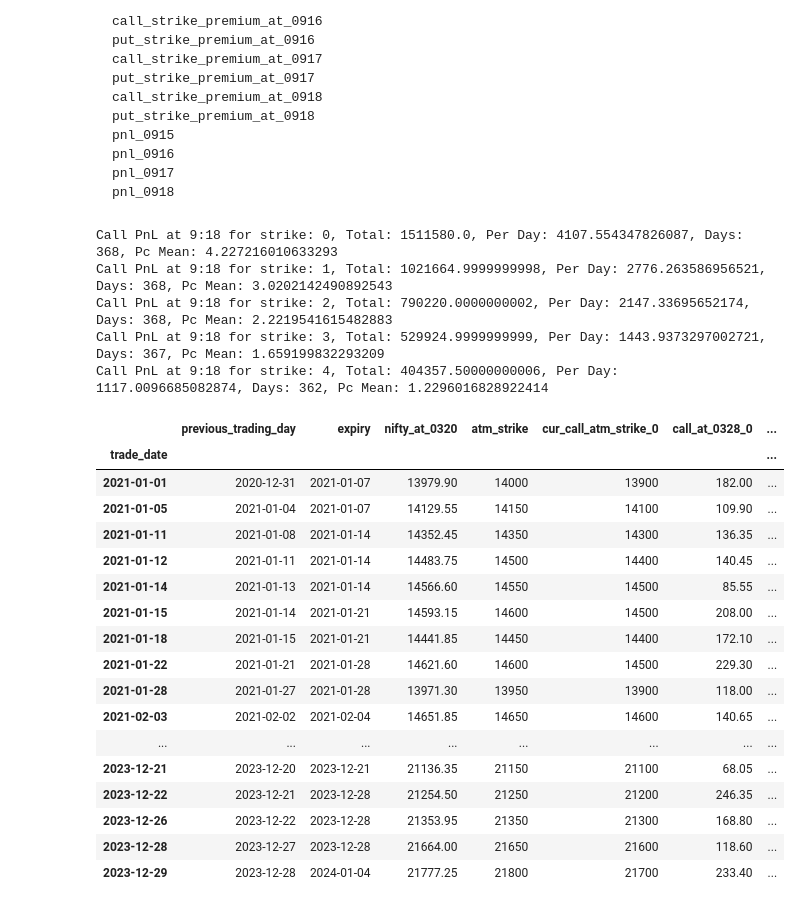
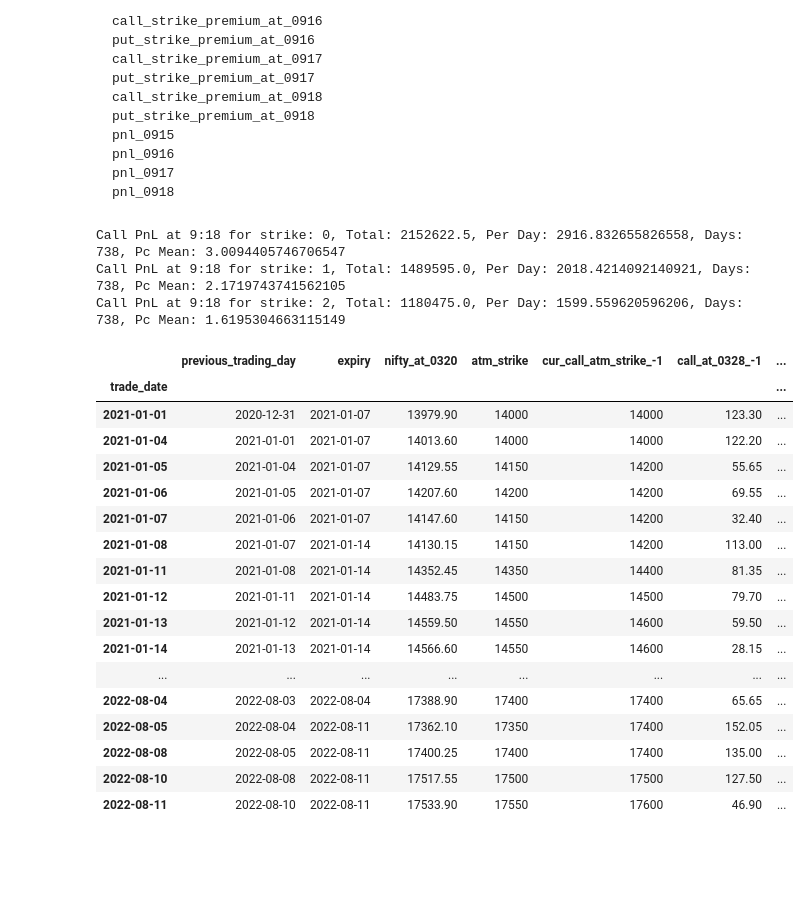
Before and after one commit to nitmnit/nifty-analysis, a Jupyter notebook: gapup.ipynb, the cells around one changed output. Cells and saved outputs as stored; diff of their text form; code cells hidden in the pictures; blank space fills up the shorter version.

```diff
--- a/gapup.ipynb
+++ b/gapup.ipynb
@@ -43,6 +43,7 @@ INTERVAL = ut.INTERVAL_MIN1
 EXCHANGE = ut.EXCHANGE_NSE
 DAILY_INVESTMENT = 1 * (10 ** 5) # 1 lakh
 LOT_SIZE = 50
+LOT_QTY = 5
 
 pd.set_option("display.max_colwidth", None)
 pd.set_option("display.max_rows", 200)
@@ -67,11 +68,11 @@ all_dates_shuffled = all_dates.sample(frac=1, random_state=42)
 train_size = int(0.5 * len(all_dates_shuffled))
 train_dates = all_dates_shuffled.iloc[:train_size]
 test_dates = all_dates_shuffled.iloc[train_size:]
+train_dates = all_dates
 train_dates = train_dates.sort_values(by="trade_date")
 train_dates.set_index("trade_date", inplace=True)
 test_dates = test_dates.sort_values(by="trade_date")
 test_dates.set_index("trade_date", inplace=True)
-# train_dates = test_dates
 
 @cache
 def get_intraday_data(date):
@@ -184,6 +185,23 @@ Call PnL at 9:18 for strike: 1, Total: 1021664.9999999998, Per Day: 2776.2635869
 Call PnL at 9:18 for strike: 2, Total: 790220.0000000002, Per Day: 2147.33695652174, Days: 368, Pc Mean: 2.2219541615482883
 Call PnL at 9:18 for strike: 3, Total: 529924.9999999999, Per Day: 1443.9373297002721, Days: 367, Pc Mean: 1.659199832293209
 Call PnL at 9:18 for strike: 4, Total: 404357.50000000006, Per Day: 1117.0096685082874, Days: 362, Pc Mean: 1.2296016828922414
+
+Results Test dataset 1st expiry
+Call PnL at 9:18 for strike: -5, Total: -368580.0000000001, Per Day: -996.1621621621625, Days: 370, Pc Mean: -0.9981795406298148
+Call PnL at 9:18 for strike: -4, Total: -66219.99999999988, Per Day: -178.97297297297266, Days: 370, Pc Mean: -0.18476101433523964
+Call PnL at 9:18 for strike: -3, Total: 29995.000000000087, Per Day: 81.0675675675678, Days: 370, Pc Mean: 0.07554203515727084
+Call PnL at 9:18 for strike: -2, Total: 574157.5, Per Day: 1551.777027027027, Days: 370, Pc Mean: 1.5985776757810657
+Call PnL at 9:18 for strike: -1, Total: 827162.5000000002, Per Day: 2235.574324324325, Days: 370, Pc Mean: 2.2925136232157
+Call PnL at 9:18 for strike: 0, Total: 641042.5, Per Day: 1732.5472972972973, Days: 370, Pc Mean: 1.798247708632138
+Call PnL at 9:18 for strike: 1, Total: 467930.0000000001, Per Day: 1264.675675675676, Days: 370, Pc Mean: 1.3283195796282112
+Call PnL at 9:18 for strike: 2, Total: 390254.99999999994, Per Day: 1054.7432432432431, Days: 370, Pc Mean: 1.0203631153733186
+Call PnL at 9:18 for strike: 3, Total: 209460.00000000003, Per Day: 567.6422764227643, Days: 369, Pc Mean: 0.7726631681100194
+Call PnL at 9:18 for strike: 4, Total: 245740.00000000006, Per Day: 678.839779005525, Days: 362, Pc Mean: 0.7254304369662518
+
+Results all dataset 1st expiry
+Call PnL at 9:18 for strike: -3, Total: 891517.5, Per Day: 1208.0182926829268, Days: 738, Pc Mean: 1.2166630389312796
+Call PnL at 9:18 for strike: -2, Total: 2405322.5, Per Day: 3259.2445799457996, Days: 738, Pc Mean: 3.303011926982623
+Call PnL at 9:18 for strike: -1, Total: 2755842.5, Per Day: 3734.2039295392956, Days: 738, Pc Mean: 3.791065282161294
 """
 
 # for i in range(-15, 30):
@@ -191,7 +209,8 @@ Call PnL at 9:18 for strike: 4, Total: 404357.50000000006, Per Day: 1117.0096685
 # for i in range(10, 15):
 # for i in range(-10, -5):
 # for i in range(-5, 0):
-for i in range(0, 5):
+# for i in range(0, 5):
+for i in range(0, 3):
     strike_key = f"cur_call_atm_strike_{i}"
     train_dates[strike_key] = train_dates["atm_strike"].apply(lambda r: get_next_1000(r, i))
     buy_at = f"call_at_0328_{i}"
@@ -206,47 +225,44 @@ for i in range(0, 5):
     train_dates[pnl_pc_key] = train_dates.loc[train_dates[buy_at].notna()][pnl_key] * 100 / (train_dates.loc[train_dates[buy_at].notna()][quantity_key] * train_dates.loc[train_dates[buy_at].notna()][buy_at])
     print(f"Call PnL at 9:18 for strike: {i}, Total: {train_dates[pnl_key].sum()}, Per Day: {train_dates[pnl_key].mean()}, Days: {train_dates.loc[train_dates[pnl_key].notna()].shape[0]}, Pc Mean: {train_dates[pnl_pc_key].mean()}")
 # %% [output]
-Call PnL at 9:18 for strike: 0, Total: 1511580.0, Per Day: 4107.554347826087, Days: 368, Pc Mean: 4.227216010633293
-Call PnL at 9:18 for strike: 1, Total: 1021664.9999999998, Per Day: 2776.263586956521, Days: 368, Pc Mean: 3.0202142490892543
-Call PnL at 9:18 for strike: 2, Total: 790220.0000000002, Per Day: 2147.33695652174, Days: 368, Pc Mean: 2.2219541615482883
-Call PnL at 9:18 for strike: 3, Total: 529924.9999999999, Per Day: 1443.9373297002721, Days: 367, Pc Mean: 1.659199832293209
-Call PnL at 9:18 for strike: 4, Total: 404357.50000000006, Per Day: 1117.0096685082874, Days: 362, Pc Mean: 1.2296016828922414
+Call PnL at 9:18 for strike: 0, Total: 2152622.5, Per Day: 2916.832655826558, Days: 738, Pc Mean: 3.0094405746706547
+Call PnL at 9:18 for strike: 1, Total: 1489595.0, Per Day: 2018.4214092140921, Days: 738, Pc Mean: 2.1719743741562105
+Call PnL at 9:18 for strike: 2, Total: 1180475.0, Per Day: 1599.559620596206, Days: 738, Pc Mean: 1.6195304663115149
 # %%
+num = -1
 pd.set_option("display.max_colwidth", None)
 pd.set_option("display.max_rows", 2000)
-train_dates["dd"] = train_dates["call_pnl_0918_0"]
+train_dates["dd"] = train_dates[f"call_pnl_0918_{num}"]
 
 for idx, row in train_dates.iterrows():
     pr = train_dates.shift(1).loc[idx]
     if pd.isna(pr.atm_strike) or pd.isnull(pr.atm_strike):
         continue
-    train_dates.loc[idx, "dd"] = pr.dd + row.call_pnl_0918_0
-    # row["dd"] = pr.dd + row.call_pnl_0918_0
+    train_dates.loc[idx, "dd"] = pr.dd + row[f"call_pnl_0918_{num}"]
 
 def format_float(value):
     return f'{value:.2f}'
 
 # Set the display.float_format option to use the formatting function
 pd.options.display.float_format = format_float
 
-num = 0
 train_dates[["previous_trading_day", "expiry", "nifty_at_0320", "atm_strike", f"cur_call_atm_strike_{num}", f"call_at_0328_{num}", f"call_at_0918_{num}", f"call_pnl_0918_{num}", "nifty_diff", "nifty_at_buy", "nifty_at_sell", f"call_pnl_pc_{num}", f"quantity_{num}", "dd"]]
 # %% [output]
-|  | previous_trading_day | expiry | nifty_at_0320 | atm_strike | cur_call_atm_strike_0 | call_at_0328_0 | ... |
+|  | previous_trading_day | expiry | nifty_at_0320 | atm_strike | cur_call_atm_strike_-1 | call_at_0328_-1 | ... |
 | trade_date |  |  |  |  |  |  | ... |
-| 2021-01-01 | 2020-12-31 | 2021-01-07 | 13979.90 | 14000 | 13900 | 182.00 | ... |
-| 2021-01-05 | 2021-01-04 | 2021-01-07 | 14129.55 | 14150 | 14100 | 109.90 | ... |
-| 2021-01-11 | 2021-01-08 | 2021-01-14 | 14352.45 | 14350 | 14300 | 136.35 | ... |
-| 2021-01-12 | 2021-01-11 | 2021-01-14 | 14483.75 | 14500 | 14400 | 140.45 | ... |
-| 2021-01-14 | 2021-01-13 | 2021-01-14 | 14566.60 | 14550 | 14500 | 85.55 | ... |
-| 2021-01-15 | 2021-01-14 | 2021-01-21 | 14593.15 | 14600 | 14500 | 208.00 | ... |
-| 2021-01-18 | 2021-01-15 | 2021-01-21 | 14441.85 | 14450 | 14400 | 172.10 | ... |
-| 2021-01-22 | 2021-01-21 | 2021-01-28 | 14621.60 | 14600 | 14500 | 229.30 | ... |
-| 2021-01-28 | 2021-01-27 | 2021-01-28 | 13971.30 | 13950 | 13900 | 118.00 | ... |
-| 2021-02-03 | 2021-02-02 | 2021-02-04 | 14651.85 | 14650 | 14600 | 140.65 | ... |
+| 2021-01-01 | 2020-12-31 | 2021-01-07 | 13979.90 | 14000 | 14000 | 123.30 | ... |
+| 2021-01-04 | 2021-01-01 | 2021-01-07 | 14013.60 | 14000 | 14000 | 122.20 | ... |
+| 2021-01-05 | 2021-01-04 | 2021-01-07 | 14129.55 | 14150 | 14200 | 55.65 | ... |
+| 2021-01-06 | 2021-01-05 | 2021-01-07 | 14207.60 | 14200 | 14200 | 69.55 | ... |
+| 2021-01-07 | 2021-01-06 | 2021-01-07 | 14147.60 | 14150 | 14200 | 32.40 | ... |
+| 2021-01-08 | 2021-01-07 | 2021-01-14 | 14130.15 | 14150 | 14200 | 113.00 | ... |
+| 2021-01-11 | 2021-01-08 | 2021-01-14 | 14352.45 | 14350 | 14400 | 81.35 | ... |
+| 2021-01-12 | 2021-01-11 | 2021-01-14 | 14483.75 | 14500 | 14500 | 79.70 | ... |
+| 2021-01-13 | 2021-01-12 | 2021-01-14 | 14559.50 | 14550 | 14600 | 59.50 | ... |
+| 2021-01-14 | 2021-01-13 | 2021-01-14 | 14566.60 | 14550 | 14600 | 28.15 | ... |
 | ... | ... | ... | ... | ... | ... | ... | ... |
-| 2023-12-21 | 2023-12-20 | 2023-12-21 | 21136.35 | 21150 | 21100 | 68.05 | ... |
-| 2023-12-22 | 2023-12-21 | 2023-12-28 | 21254.50 | 21250 | 21200 | 246.35 | ... |
-| 2023-12-26 | 2023-12-22 | 2023-12-28 | 21353.95 | 21350 | 21300 | 168.80 | ... |
-| 2023-12-28 | 2023-12-27 | 2023-12-28 | 21664.00 | 21650 | 21600 | 118.60 | ... |
-| 2023-12-29 | 2023-12-28 | 2024-01-04 | 21777.25 | 21800 | 21700 | 233.40 | ... |
+| 2022-08-04 | 2022-08-03 | 2022-08-04 | 17388.90 | 17400 | 17400 | 65.65 | ... |
+| 2022-08-05 | 2022-08-04 | 2022-08-11 | 17362.10 | 17350 | 17400 | 152.05 | ... |
+| 2022-08-08 | 2022-08-05 | 2022-08-11 | 17400.25 | 17400 | 17400 | 135.00 | ... |
+| 2022-08-10 | 2022-08-08 | 2022-08-11 | 17517.55 | 17500 | 17500 | 127.50 | ... |
+| 2022-08-11 | 2022-08-10 | 2022-08-11 | 17533.90 | 17550 | 17600 | 46.90 | ... |
```
Also changed, not shown: parts of 8 cells of this notebook, 1 other file.
